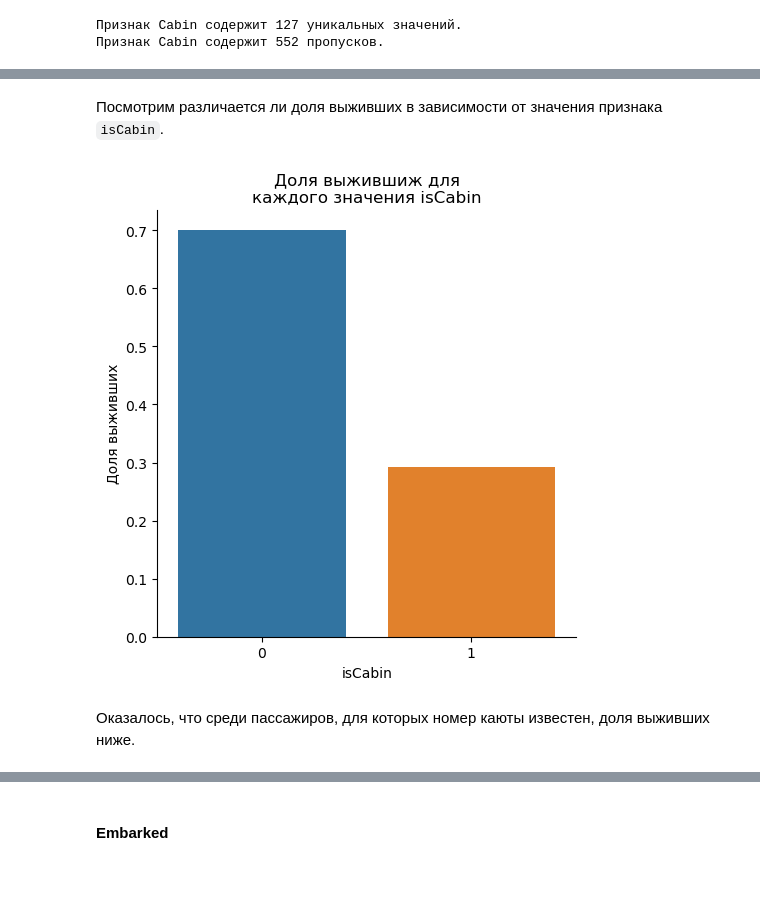
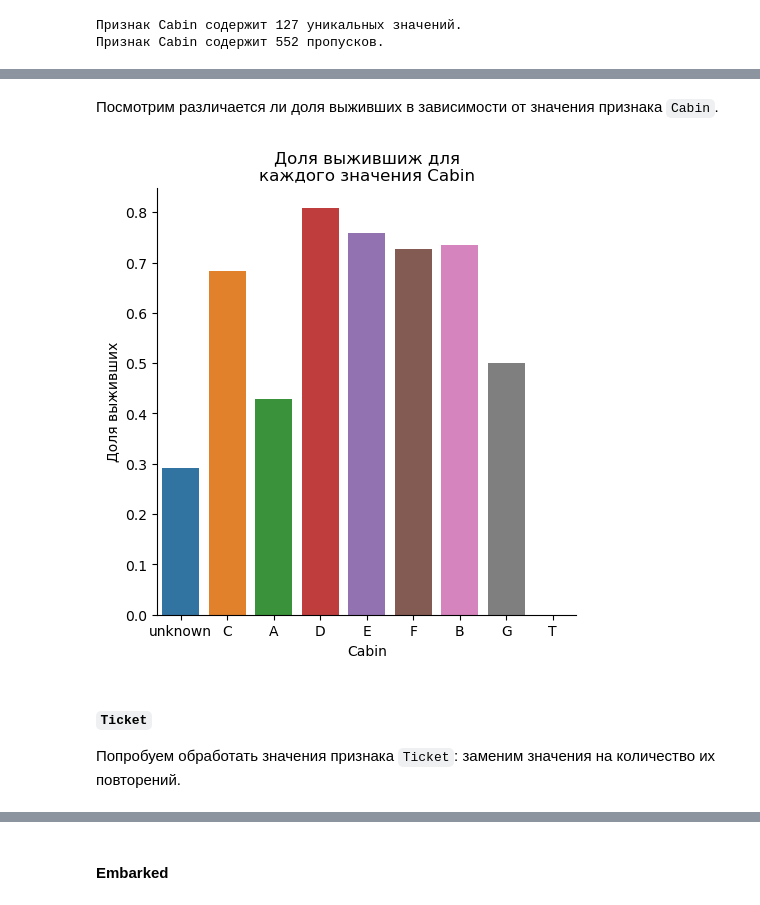
Before and after one commit to AlekseiBogachev/Titanic-Machine-Learning-from-Disaster, a Jupyter notebook: sources/Titanic-Machine-Learning-from-Disaster.ipynb, the cells around one changed output, grey strips where cells are left out. Cells and saved outputs as stored; diff of their text form; code cells hidden in the pictures; blank space fills up the shorter version.

```diff
--- a/sources/Titanic-Machine-Learning-from-Disaster.ipynb
+++ b/sources/Titanic-Machine-Learning-from-Disaster.ipynb
@@ -819,7 +812,7 @@ round(percentileofscore(exploratory_set.Age.dropna(), 70) / 100, 2)
 # %% [markdown]
 Возраст непрерывная величина, но мы имеем дело с задачей классификации. Может быть целесообразным разбить всех пассажиров на на возрастные группы. В группы с более высокими номерами будем относить пассажиров, которые старше. При этом для дискретизации будем использовать функцию `pd.qcut()`, чтобы в каждой группе оказалось приблизительно одинаковое количество значений.
 # %%
-exploratory_set['AgeGroup'] = pd.qcut(exploratory_set.Age, q=7, labels=list(range(7)))
+exploratory_set['AgeGroup'] = pd.qcut(exploratory_set.Age, q=4, labels=list(range(4)))
 # %% [markdown]
 Проверим количество пассажиров в каждой возрастной групе.
 # %%
@@ -1000,7 +980,7 @@ plt.show()
 
 Можно попробовать дискретизировать признак `Fare` аналогично тому как это было сделано с признакоа `Age`.
 # %%
-exploratory_set['FareGroup'] = pd.qcut(exploratory_set.Fare, 6, labels=range(6))
+exploratory_set['FareGroup'] = pd.qcut(exploratory_set.Fare, 4, labels=range(4))
 # %% [markdown]
 Оценим долю выживших в каждой группе признака `FareGroup`.
 # %%
@@ -1027,2 +1009,3 @@ print(f'Признак Cabin содержит {exploratory_set.Cabin.isna().sum(
 # %%
-exploratory_set['isCabin'] = exploratory_set.Cabin.isna().astype('int')
+exploratory_set['Cabin'] = data.Cabin.str.slice(stop=1)
+exploratory_set.loc[data.Cabin.isna(), 'Cabin'] = 'unknown'
@@ -1029,13 +1033,14 @@ exploratory_set['isCabin'] = exploratory_set.Cabin.isna().astype('int')
 # %% [markdown]
-Посмотрим различается ли доля выживших в зависимости от значения признака `isCabin`.
+Посмотрим различается ли доля выживших в зависимости от значения признака `Cabin`.
 # %%
-sns.catplot(data=exploratory_set, x='isCabin', y='Survived', kind='bar', errorbar=None)
+sns.catplot(data=exploratory_set, x='Cabin', y='Survived', kind='bar', errorbar=None)
 
-plt.title('Доля выжившиж для\nкаждого значения isCabin')
+plt.title('Доля выжившиж для\nкаждого значения Cabin')
 plt.ylabel('Доля выживших')
 
 plt.show()
 # %% [output]
-[figure, old version]
+[figure, new version]
-# %% [markdown]
-Оказалось, что среди пассажиров, для которых номер каюты известен, доля выживших ниже.
+# %% [markdown]
+#### `Ticket`
+Попробуем обработать значения признака `Ticket`: заменим значения на количество их повторений.
```
Also changed, not shown: parts of 58 cells of this notebook, 2 other files.
